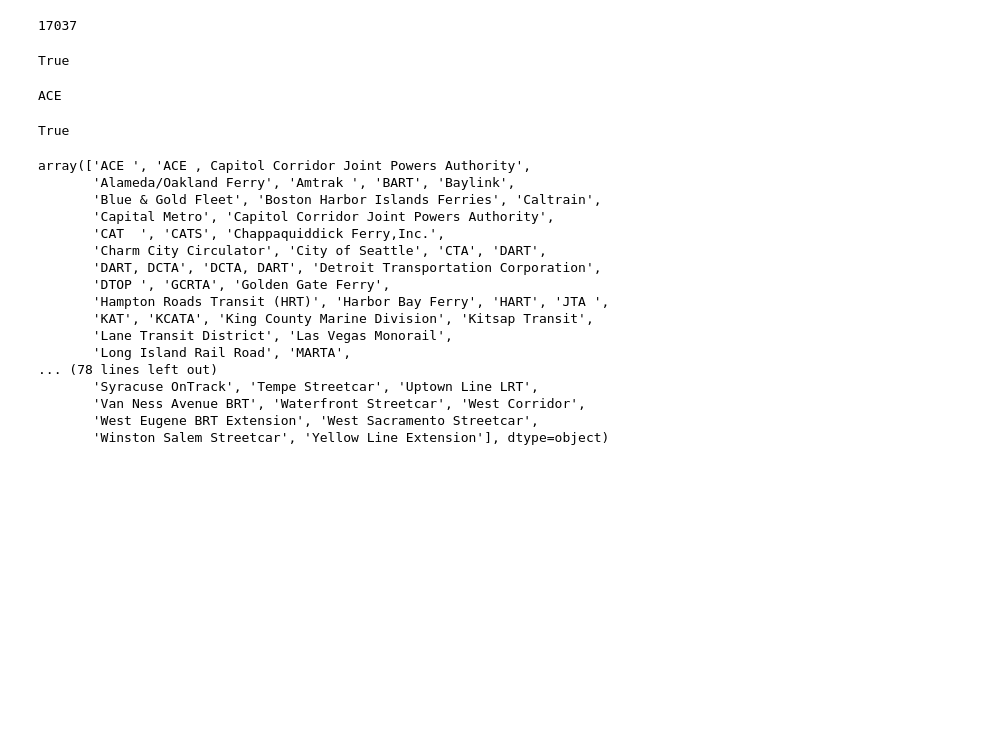
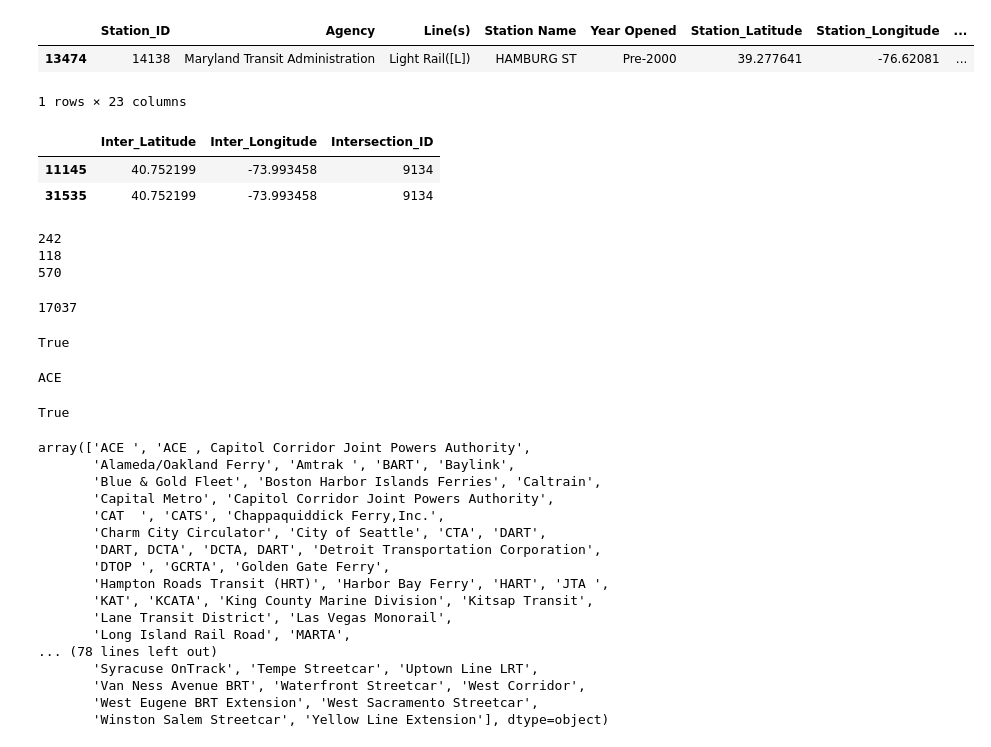
Before and after one commit to ckz-y/intersection-safety-infra-detection, a Jupyter notebook: notebooks/0-station-exploration.ipynb, the cells around one changed output. Cells and saved outputs as stored; diff of their text form; code cells hidden in the pictures; blank space fills up the shorter version.

```diff
--- a/notebooks/0-station-exploration.ipynb
+++ b/notebooks/0-station-exploration.ipynb
@@ -1,13 +1,38 @@
 # %%
 from pyproj import Transformer
 import requests
 from osmnx.utils_geo import bbox_from_point
 import time
 import numpy as np
 import pandas as pd
 
 data_availability_path = "C:/Users/ckaz3/Desktop/intersection-safety-infra-detection/data/interim/data_availability.csv"
 intersections = pd.read_csv(data_availability_path)
+
+id = 11393
+intersections[intersections["Intersection_ID"] == id]
+# %% [output]
+|  | Station_ID | Agency | Line(s) | Station Name | Year Opened | Station_Latitude | Station_Longitude | ... |
+| 13474 | 14138 | Maryland Transit Administration | Light Rail([L]) | HAMBURG ST | Pre-2000 | 39.277641 | -76.62081 | ... |
+1 rows × 23 columns
+# %%
+id = 9134
+
+intersections[intersections["Intersection_ID"] == id][["Inter_Latitude", "Inter_Longitude", "Intersection_ID"]]
+# %% [output]
+|  | Inter_Latitude | Inter_Longitude | Intersection_ID |
+| 11145 | 40.752199 | -73.993458 | 9134 |
+| 31535 | 40.752199 | -73.993458 | 9134 |
+# %%
+test = "C:/Users/ckaz3/Downloads/project-3-at-2025-07-24-14-26-5b2e8097.csv"
+test = pd.read_csv(test)
+print(sum(test["label"][~test["label"].isna()].str.count("daylighting")))
+print(sum(test["label"][~test["label"].isna()].str.count("curb_extension")))
+print(sum(test["label"][~test["label"].isna()].str.count("safety_islands")))
+# %% [output]
+242
+118
+570
 # %%
 data_availability_path = "C:/Users/ckaz3/Desktop/intersection-safety-infra-detection/data/interim/data_availability.csv"
 intersections = pd.read_csv(data_availability_path)
```
Also changed, not shown: parts of 6 cells of this notebook, 6 other files.
